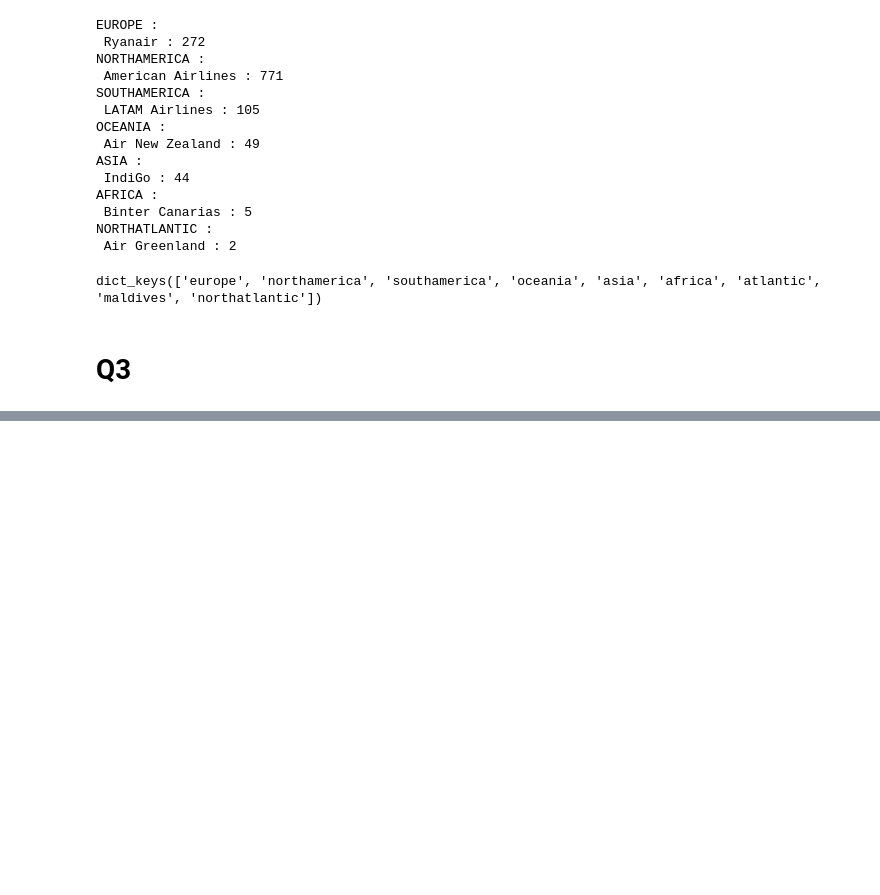
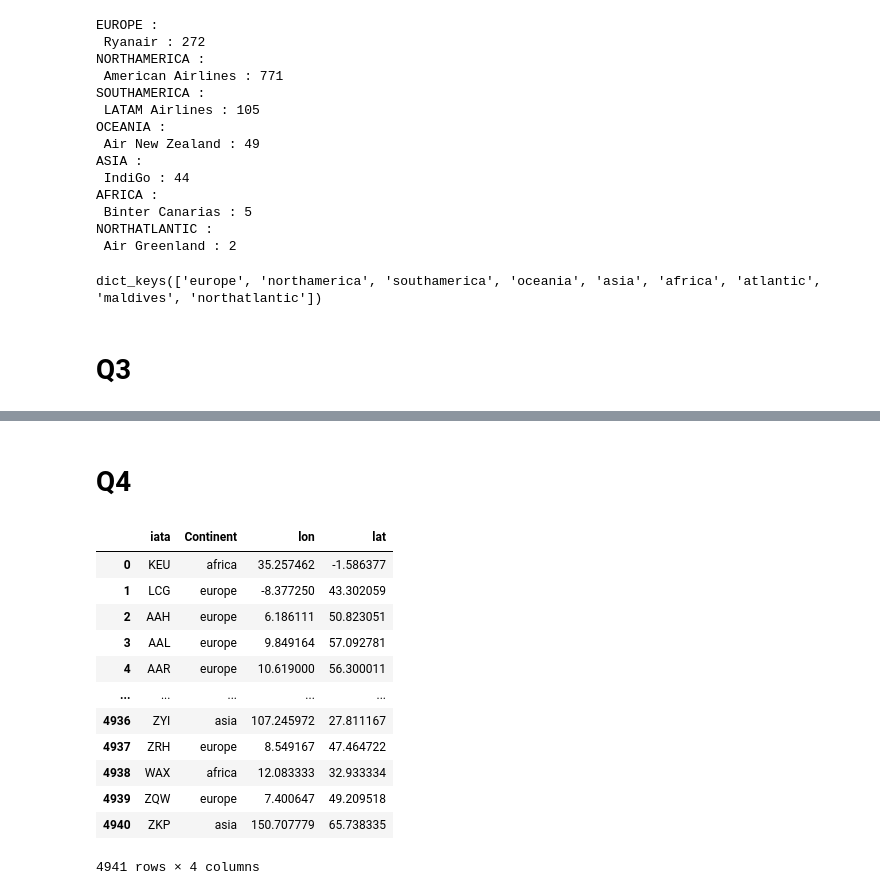
Before and after one commit to Alaiitoc/kata-python, a Jupyter notebook: ETL.ipynb, the cells around one changed output, grey strips where cells are left out. Saved outputs shown, nothing was run; the diff lists cells and outputs as text; code cells hidden in the pictures; blank space fills up the shorter version.

```diff
--- a/ETL.ipynb
+++ b/ETL.ipynb
@@ -212,0 +274,19 @@ df3
+# %% [markdown]
+# Q4
+# %%
+airports = pd.read_parquet("Airports.parquet", columns=["iata","Continent","lon","lat"])
+airports
+# %% [output]
+|  | iata | Continent | lon | lat |
+| 0 | KEU | africa | 35.257462 | -1.586377 |
+| 1 | LCG | europe | -8.377250 | 43.302059 |
+| 2 | AAH | europe | 6.186111 | 50.823051 |
+| 3 | AAL | europe | 9.849164 | 57.092781 |
+| 4 | AAR | europe | 10.619000 | 56.300011 |
+| ... | ... | ... | ... | ... |
+| 4936 | ZYI | asia | 107.245972 | 27.811167 |
+| 4937 | ZRH | europe | 8.549167 | 47.464722 |
+| 4938 | WAX | africa | 12.083333 | 32.933334 |
+| 4939 | ZQW | europe | 7.400647 | 49.209518 |
+| 4940 | ZKP | asia | 150.707779 | 65.738335 |
+4941 rows × 4 columns
```
Also changed, not shown: parts of 15 cells of this notebook, 2 other files.
